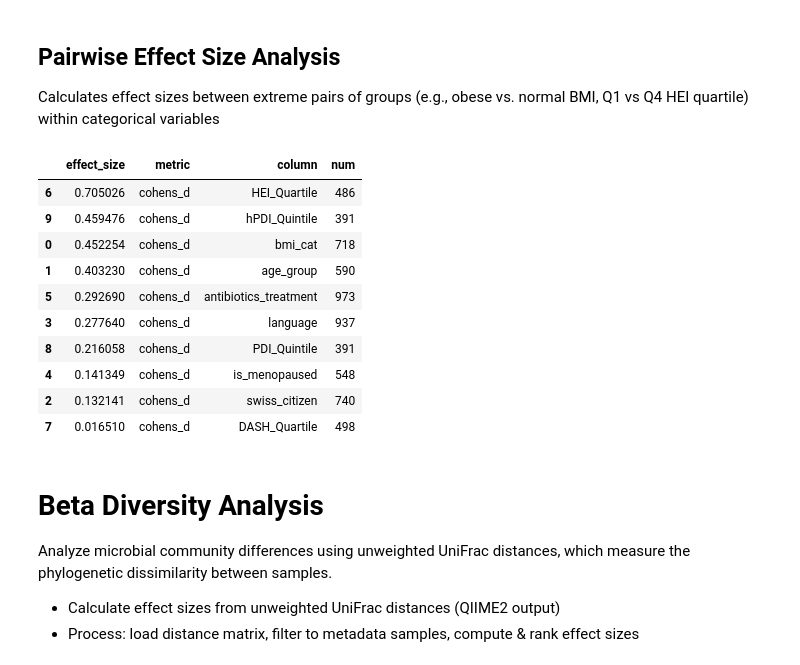
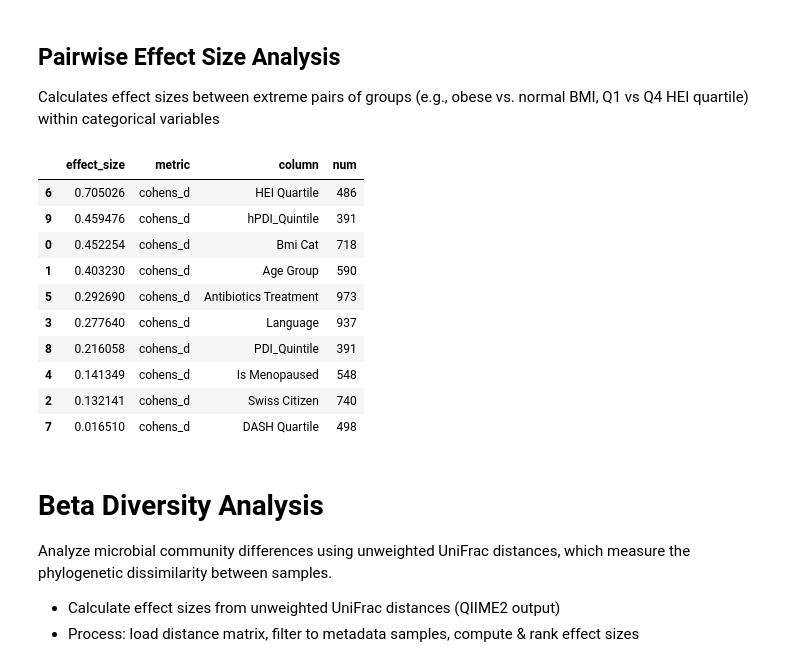
Before and after one commit to digitalepidemiologylab/dietary-consistency-and-quality-associated-with-gut-microbiota-diversity-paper, a Jupyter notebook: analysis/gut_diversity_analysis/evident_effect_sizes.ipynb, the cells around one changed output. Cells and saved outputs as stored; diff of their text form; code cells hidden in the pictures.

```diff
--- a/analysis/gut_diversity_analysis/evident_effect_sizes.ipynb
+++ b/analysis/gut_diversity_analysis/evident_effect_sizes.ipynb
@@ -137,6 +139,7 @@ for diversity in ["observed_features", "shannon_entropy", "faith_pd"]:
         "effect_size", ascending=False
     )
     evires["diversity"] = diversity
+    evires["column"] = evires["column"].apply(process_string)
 
     evires_list.append(evires)
 # %%
@@ -150,7 +153,7 @@ for i, diversity in enumerate(["observed_features", "shannon_entropy", "faith_pd
         ax=ax[i],
         width=0.5,
     )
-    ax[i].set_title(diversity)
+    ax[i].set_title(process_string(diversity))
     ax[i].set_xlabel("Effect Size")
     ax[i].set_ylabel("")
     ax[i].grid(axis="x")  ## vertical gridlines
@@ -249,43 +252,47 @@ pairwise_univariate.append(
     effect_size_pairwise(
         meta,
         "antibiotics_treatment",
         ["True", "False"],
         diversity,
     )
 )
 
 
 pairwise_univariate.append(
     effect_size_pairwise(meta, "HEI_Quartile", ["Q1", "Q4"], diversity)
 )
 pairwise_univariate.append(
     effect_size_pairwise(meta, "DASH_Quartile", ["Q1", "Q4"], diversity)
 )
 pairwise_univariate.append(
     effect_size_pairwise(meta, "PDI_Quintile", ["0", "4"], diversity)
 )
 pairwise_univariate.append(
     effect_size_pairwise(meta, "hPDI_Quintile", ["0", "4"], diversity)
 )
 
 evires_pairwise_univariate = (
     pd.DataFrame(pairwise_univariate)
     .sort_values("effect_size", ascending=False)
     .sort_values("effect_size", ascending=False)
 )
+
+evires_pairwise_univariate["column"] = evires_pairwise_univariate["column"].apply(
+    process_string
+)
 evires_pairwise_univariate
 # %% [output]
 |  | effect_size | metric | column | num |
-| 6 | 0.705026 | cohens_d | HEI_Quartile | 486 |
+| 6 | 0.705026 | cohens_d | HEI Quartile | 486 |
 | 9 | 0.459476 | cohens_d | hPDI_Quintile | 391 |
-| 0 | 0.452254 | cohens_d | bmi_cat | 718 |
-| 1 | 0.403230 | cohens_d | age_group | 590 |
-| 5 | 0.292690 | cohens_d | antibiotics_treatment | 973 |
-| 3 | 0.277640 | cohens_d | language | 937 |
+| 0 | 0.452254 | cohens_d | Bmi Cat | 718 |
+| 1 | 0.403230 | cohens_d | Age Group | 590 |
+| 5 | 0.292690 | cohens_d | Antibiotics Treatment | 973 |
+| 3 | 0.277640 | cohens_d | Language | 937 |
 | 8 | 0.216058 | cohens_d | PDI_Quintile | 391 |
-| 4 | 0.141349 | cohens_d | is_menopaused | 548 |
-| 2 | 0.132141 | cohens_d | swiss_citizen | 740 |
-| 7 | 0.016510 | cohens_d | DASH_Quartile | 498 |
+| 4 | 0.141349 | cohens_d | Is Menopaused | 548 |
+| 2 | 0.132141 | cohens_d | Swiss Citizen | 740 |
+| 7 | 0.016510 | cohens_d | DASH Quartile | 498 |
 # %% [markdown]
 # Beta Diversity Analysis
 Analyze microbial community differences using unweighted UniFrac distances, which measure the phylogenetic dissimilarity between samples.
```
Also changed, not shown: parts of 4 cells of this notebook, 1 other file.
